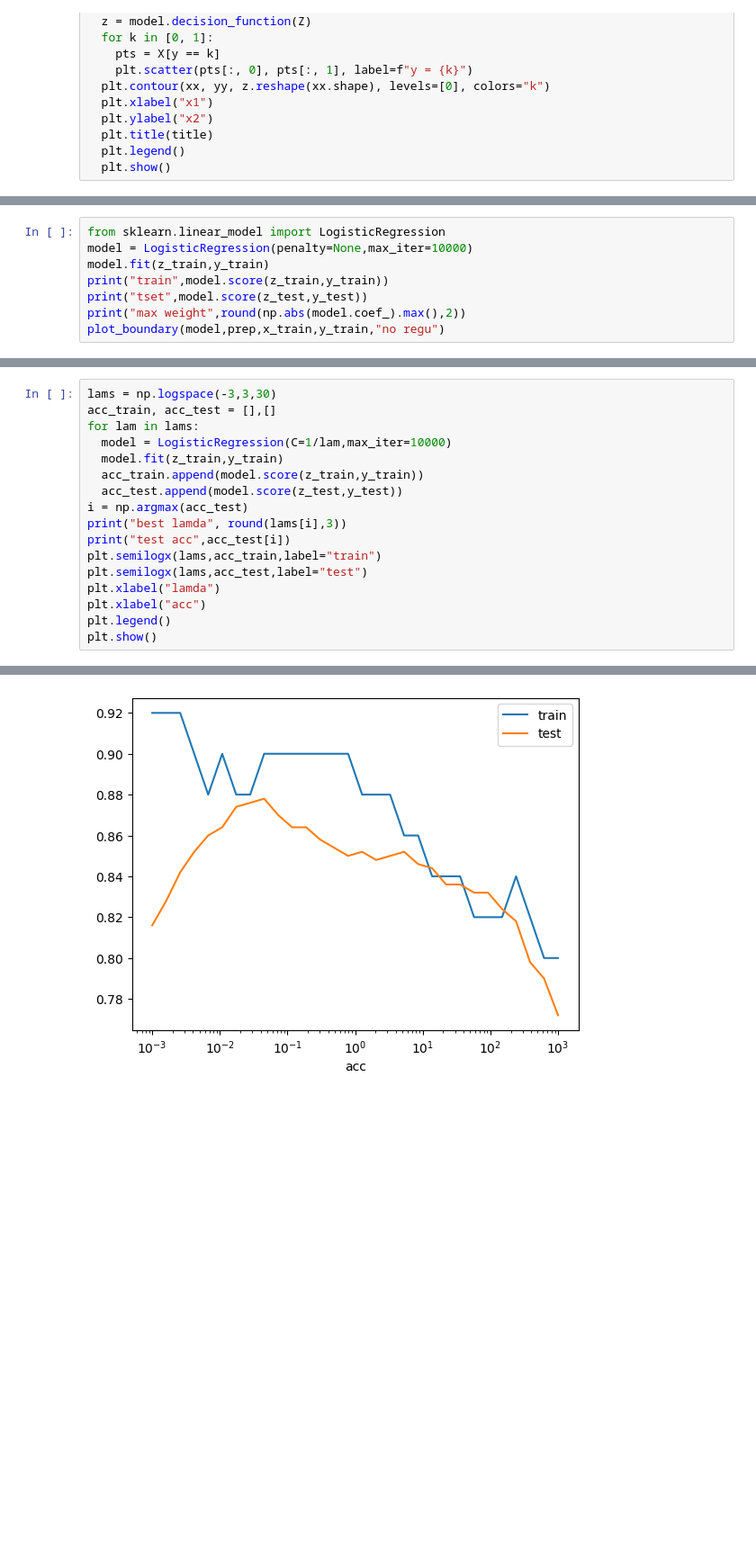
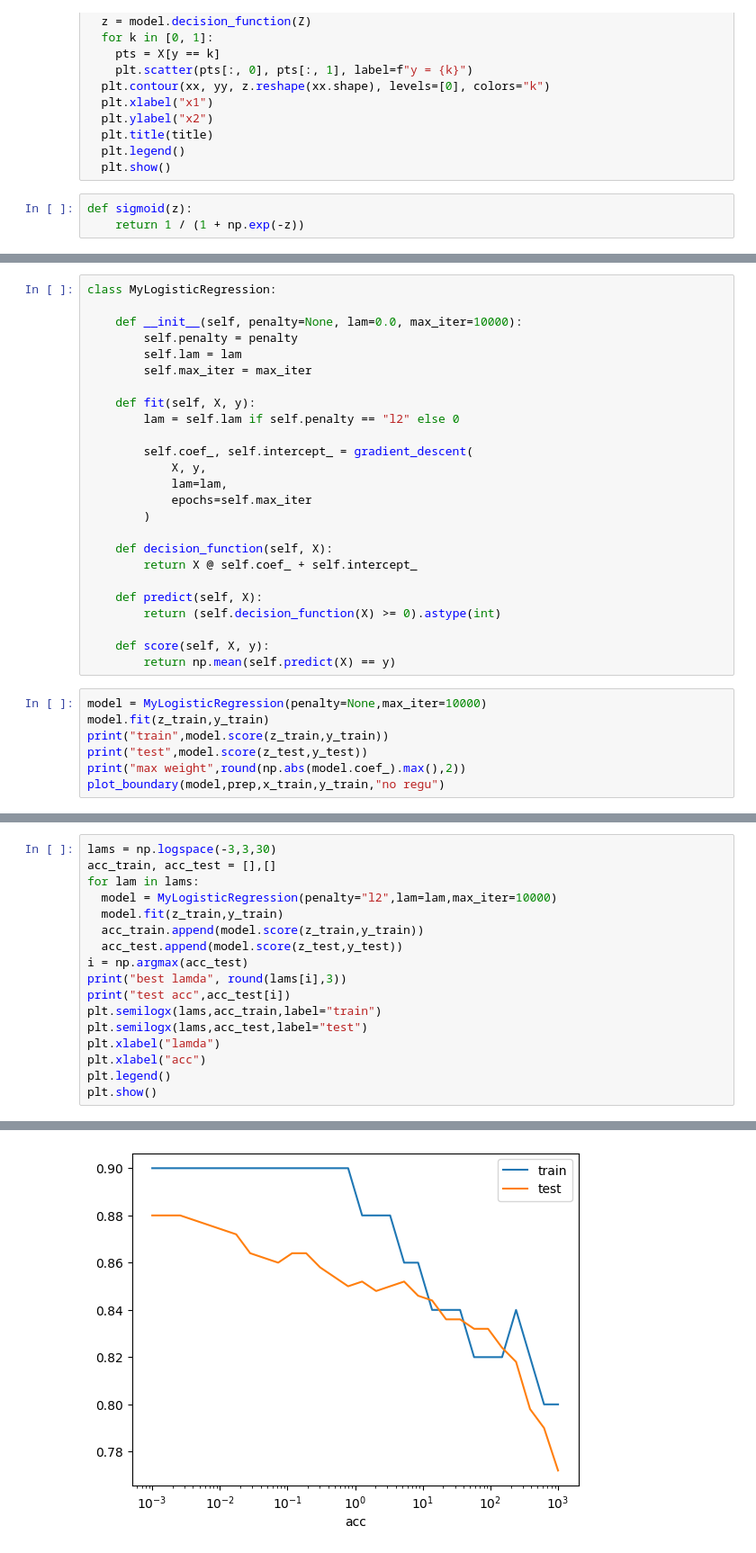
Before and after one commit to Thianthong/MachineLearning, a Jupyter notebook: Untitled10.ipynb, the cells around one changed output, grey strips where cells are left out. Shown at 90% size. Cells and saved outputs as stored; diff of their text form; blank space fills up the shorter version.

```diff
--- a/Untitled10.ipynb
+++ b/Untitled10.ipynb
@@ -49,3 +49,6 @@ def plot_boundary(model, prep, X, y, title=""):
   plt.title(title)
   plt.legend()
   plt.show()
+# %%
+def sigmoid(z):
+    return 1 / (1 + np.exp(-z))
@@ -52,9 +85,33 @@ def plot_boundary(model, prep, X, y, title=""):
+# %%
+class MyLogisticRegression:
+
+    def __init__(self, penalty=None, lam=0.0, max_iter=10000):
+        self.penalty = penalty
+        self.lam = lam
+        self.max_iter = max_iter
+
+    def fit(self, X, y):
+        lam = self.lam if self.penalty == "l2" else 0
+
+        self.coef_, self.intercept_ = gradient_descent(
+            X, y,
+            lam=lam,
+            epochs=self.max_iter
+        )
+
+    def decision_function(self, X):
+        return X @ self.coef_ + self.intercept_
+
+    def predict(self, X):
+        return (self.decision_function(X) >= 0).astype(int)
+
+    def score(self, X, y):
+        return np.mean(self.predict(X) == y)
 # %%
-from sklearn.linear_model import LogisticRegression
-model = LogisticRegression(penalty=None,max_iter=10000)
+model = MyLogisticRegression(penalty=None,max_iter=10000)
 model.fit(z_train,y_train)
 print("train",model.score(z_train,y_train))
-print("tset",model.score(z_test,y_test))
+print("test",model.score(z_test,y_test))
 print("max weight",round(np.abs(model.coef_).max(),2))
 plot_boundary(model,prep,x_train,y_train,"no regu")
 # %% [output]
@@ -66,7 +123,7 @@ max weight 3711.22
 lams = np.logspace(-3,3,30)
 acc_train, acc_test = [],[]
 for lam in lams:
-  model = LogisticRegression(C=1/lam,max_iter=10000)
+  model = MyLogisticRegression(penalty="l2",lam=lam,max_iter=10000)
   model.fit(z_train,y_train)
   acc_train.append(model.score(z_train,y_train))
   acc_test.append(model.score(z_test,y_test))
@@ -85,2 +142,2 @@ test acc 0.878
-[figure, old version]
+[figure, new version]
 # %%
```
Also changed, not shown: parts of 5 cells of this notebook.
